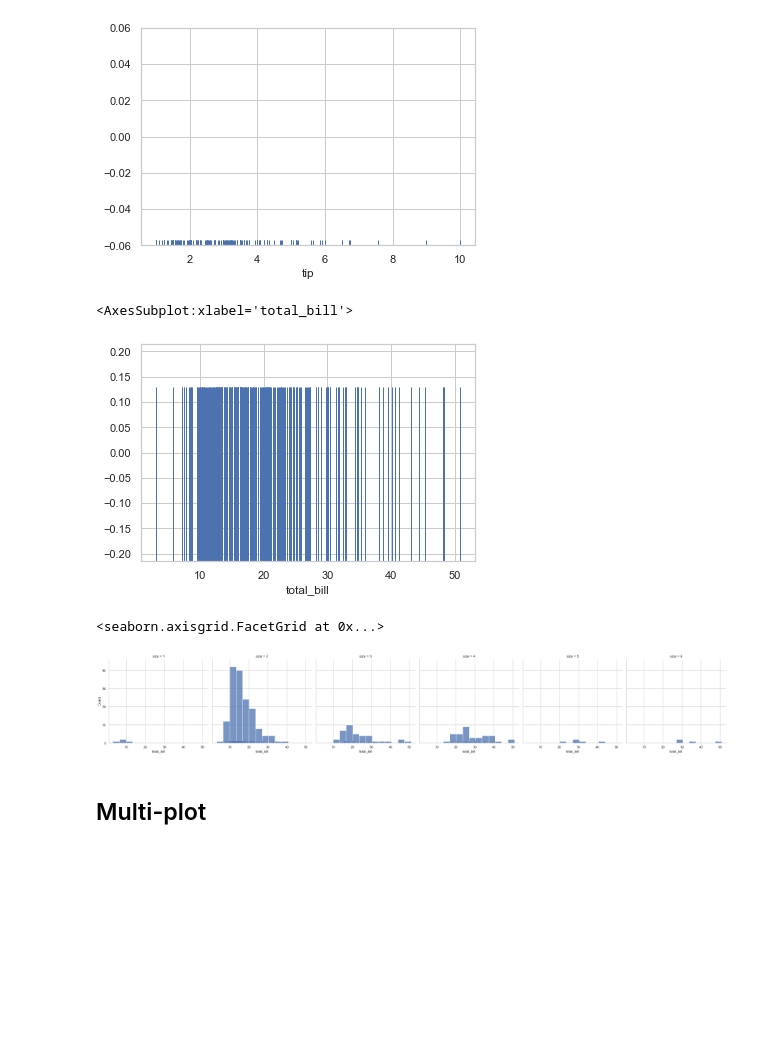
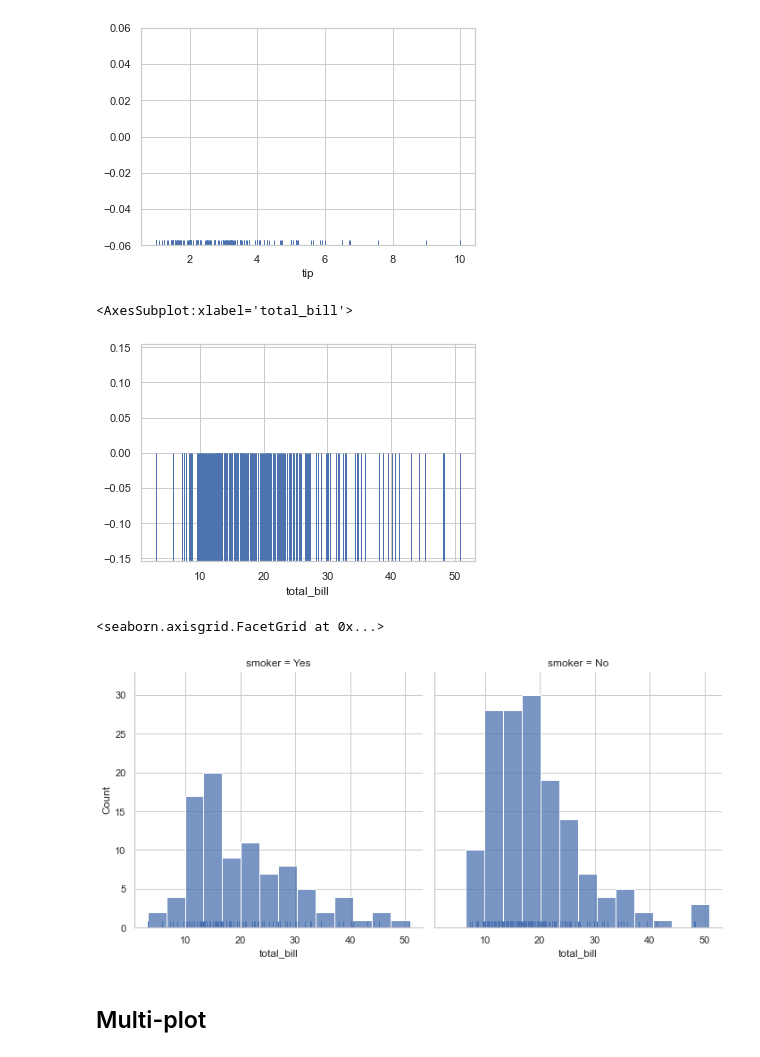
Before and after one commit to srikanthpragada/DS_04_FEB_2021, a Jupyter notebook: plots/seaborn_demo.ipynb, the cells around one changed output. Saved outputs shown, nothing was run; the diff lists cells and outputs as text; code cells hidden in the pictures; blank space fills up the shorter version.

```diff
--- a/plots/seaborn_demo.ipynb
+++ b/plots/seaborn_demo.ipynb
@@ -261,15 +262,15 @@ sns.rugplot(tips['tip'])
 <AxesSubplot:xlabel='tip'>
 [figure]
 # %%
-sns.rugplot(tips['total_bill'], height=.8)
+sns.rugplot(tips['total_bill'], height=.5)
 # %% [output]
 <AxesSubplot:xlabel='total_bill'>
-[figure, old version]
+[figure, new version]
 # %%
-sns.displot(x = 'total_bill', col='size', data=tips,rug=True)
+sns.displot(x = 'total_bill', col='smoker', data=tips,rug=True)
 # %% [output]
 <seaborn.axisgrid.FacetGrid at 0x...>
-[figure, old version]
+[figure, new version]
 # %% [markdown]
 ## Multi-plot
 # %% [markdown]
```
Also changed, not shown: parts of 9 cells of this notebook.
